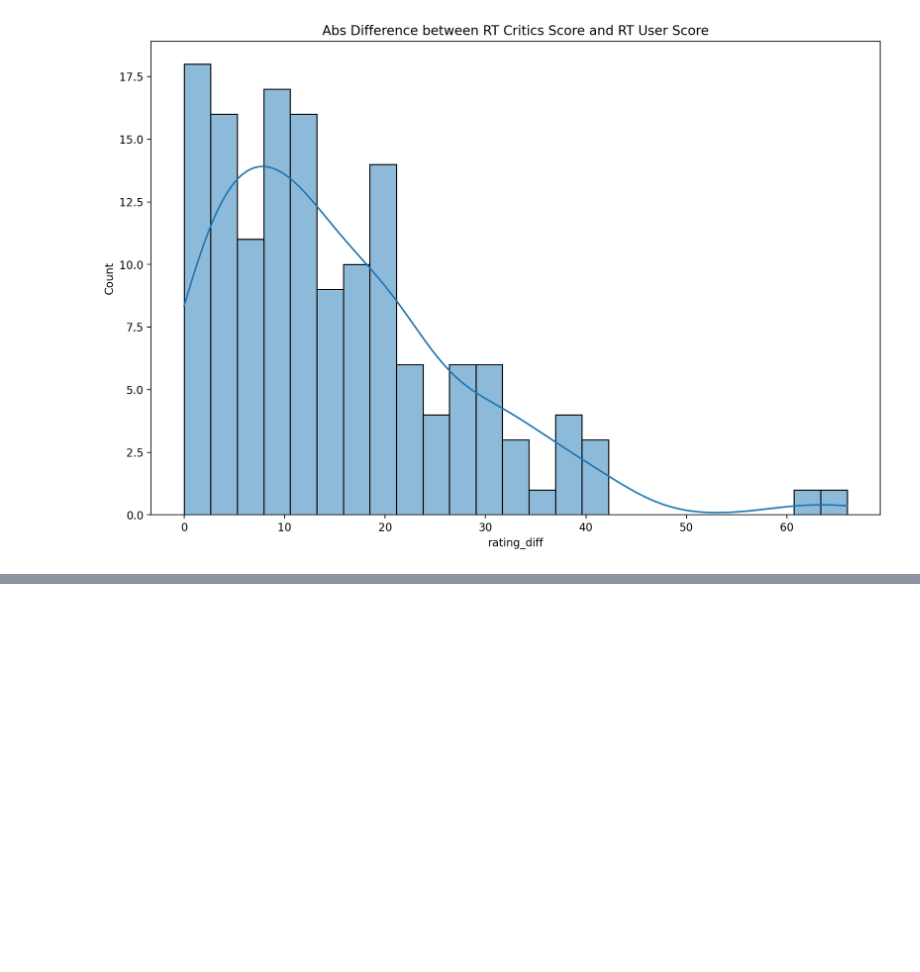
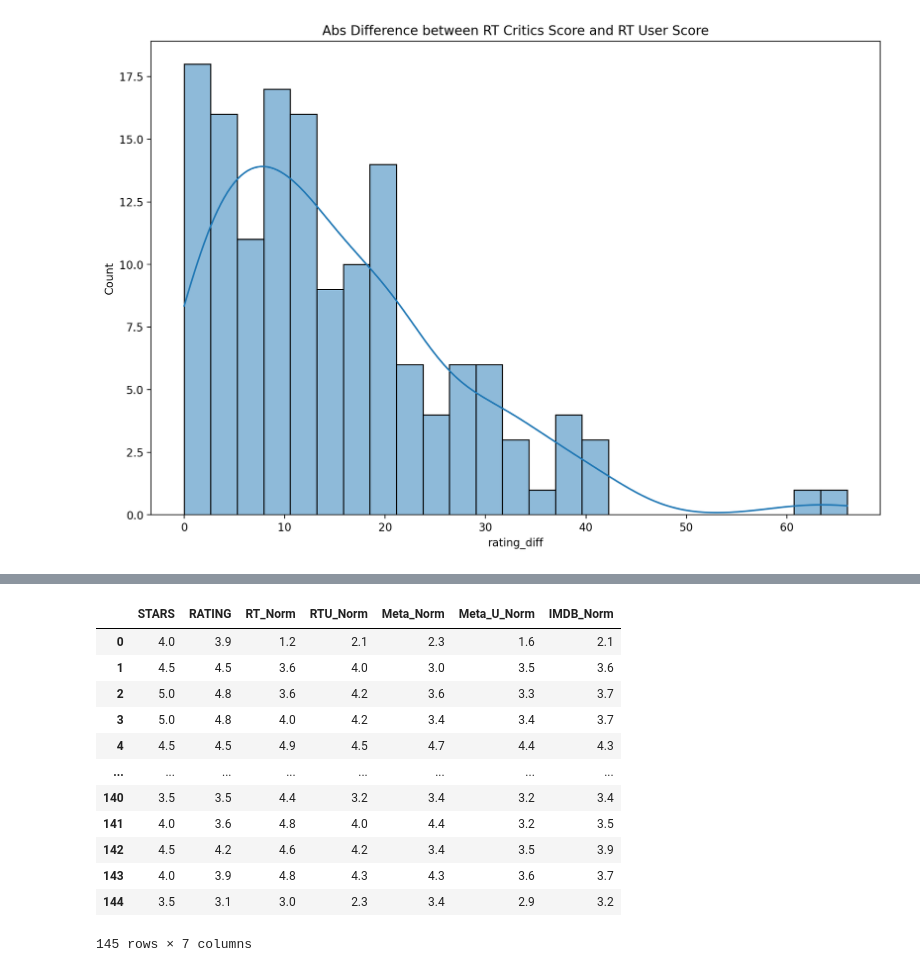
Before and after one commit to NabeelGhazali/Data-Analysis-Projects, a Jupyter notebook: Data Analysis on Fake Movie Ratings/Data Analysis on Movie Ratings.ipynb, the cells around one changed output, grey strips where cells are left out. Cells and saved outputs as stored; diff of their text form; code cells hidden in the pictures; blank space fills up the shorter version.

```diff
--- a/Data Analysis on Fake Movie Ratings/Data Analysis on Movie Ratings.ipynb
+++ b/Data Analysis on Fake Movie Ratings/Data Analysis on Movie Ratings.ipynb
@@ -316,0 +367,6 @@ Text(0.5, 1.0, 'Abs Difference between RT Critics Score and RT User Score')
+# %%
+df2['RottenTomatoes'] = np.round(df2['RottenTomatoes']/20,1)
+df2['RottenTomatoes_User'] = np.round(df2['RottenTomatoes_User']/20,1)
+df2['Metacritic'] = np.round(df2['Metacritic']/20,1)
+df2['Metacritic_User'] = np.round(df2['Metacritic_User']/2,1)
+df2['IMDB'] = np.round(df2['IMDB']/2,1)
@@ -316,0 +382,3 @@ Text(0.5, 1.0, 'Abs Difference between RT Critics Score and RT User Score')
+# %%
+df3 = df2.rename(columns = {'RottenTomatoes':'RT_Norm', 'RottenTomatoes_User':'RTU_Norm', 'Metacritic': 'Meta_Norm',
+                           'Metacritic_User':'Meta_U_Norm', 'IMDB':'IMDB_Norm'})
@@ -316,0 +394,18 @@ Text(0.5, 1.0, 'Abs Difference between RT Critics Score and RT User Score')
+# %%
+norm_scores = df3[['STARS','RATING','RT_Norm','RTU_Norm','Meta_Norm','Meta_U_Norm','IMDB_Norm']]
+# %%
+norm_scores
+# %% [output]
+|  | STARS | RATING | RT_Norm | RTU_Norm | Meta_Norm | Meta_U_Norm | IMDB_Norm |
+| 0 | 4.0 | 3.9 | 1.2 | 2.1 | 2.3 | 1.6 | 2.1 |
+| 1 | 4.5 | 4.5 | 3.6 | 4.0 | 3.0 | 3.5 | 3.6 |
+| 2 | 5.0 | 4.8 | 3.6 | 4.2 | 3.6 | 3.3 | 3.7 |
+| 3 | 5.0 | 4.8 | 4.0 | 4.2 | 3.4 | 3.4 | 3.7 |
+| 4 | 4.5 | 4.5 | 4.9 | 4.5 | 4.7 | 4.4 | 4.3 |
+| ... | ... | ... | ... | ... | ... | ... | ... |
+| 140 | 3.5 | 3.5 | 4.4 | 3.2 | 3.4 | 3.2 | 3.4 |
+| 141 | 4.0 | 3.6 | 4.8 | 4.0 | 4.4 | 3.2 | 3.5 |
+| 142 | 4.5 | 4.2 | 4.6 | 4.2 | 3.4 | 3.5 | 3.9 |
+| 143 | 4.0 | 3.9 | 4.8 | 4.3 | 4.3 | 3.6 | 3.7 |
+| 144 | 3.5 | 3.1 | 3.0 | 2.3 | 3.4 | 2.9 | 3.2 |
+145 rows × 7 columns
```
Also changed, not shown: parts of 14 cells of this notebook.
